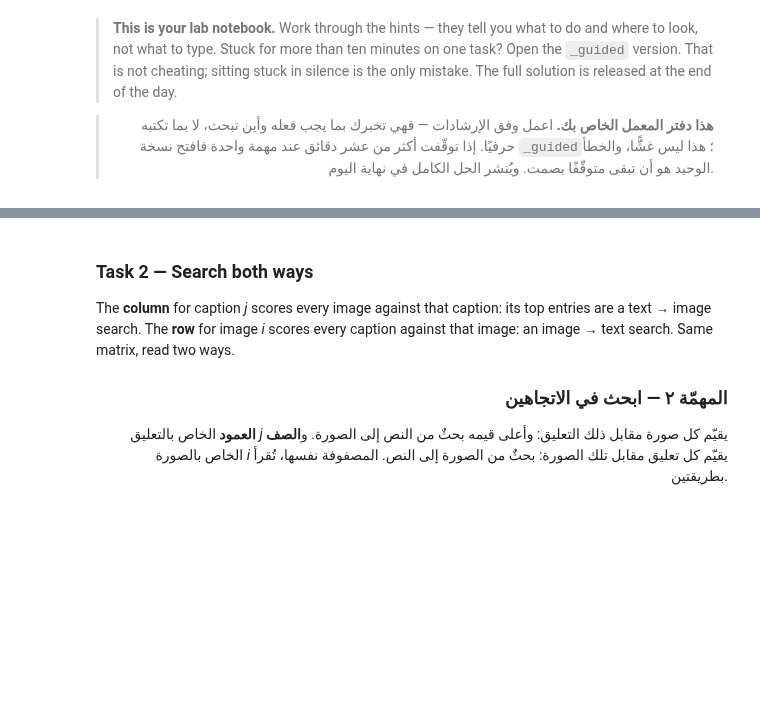
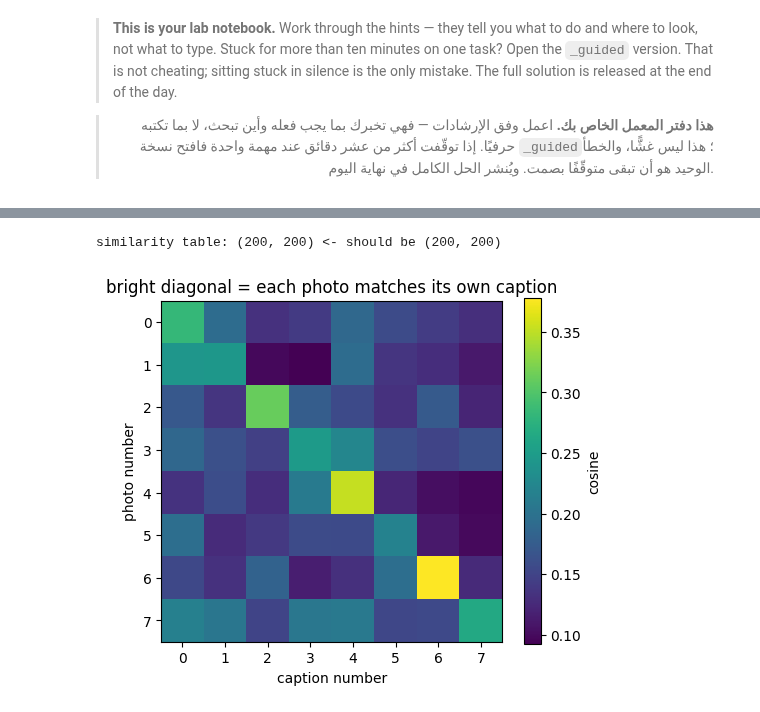
Before and after one commit to albandricx/AIEP_Olo_student, a Jupyter notebook: week_7_multimodal/labs/D2_clip_vlm/D2_clip_vlm_blank.ipynb, the cells around one changed output, grey strips where cells are left out. Saved outputs shown, nothing was run; the diff lists cells and outputs as text; code cells hidden in the pictures; blank space fills up the shorter version.

```diff
--- a/week_7_multimodal/labs/D2_clip_vlm/D2_clip_vlm_blank.ipynb
+++ b/week_7_multimodal/labs/D2_clip_vlm/D2_clip_vlm_blank.ipynb
@@ -308,45 +366,26 @@ print("similarity table:", SIMILARITY.shape)
-# %% [markdown]
-### Task 2 — Search both ways
-
-The **column** for caption *j* scores every image against that caption: its top entries are a
-text → image search. The **row** for image *i* scores every caption against that image: an
-image → text search. Same matrix, read two ways.
-
-<div dir="rtl" align="right">
-
-### المهمّة ٢ — ابحث في الاتجاهين
-
-**العمود** الخاص بالتعليق *j* يقيّم كل صورة مقابل ذلك التعليق: وأعلى قيمه بحثٌ من النص إلى الصورة. و**الصف**
-الخاص بالصورة *i* يقيّم كل تعليق مقابل تلك الصورة: بحثٌ من الصورة إلى النص. المصفوفة نفسها، تُقرأ بطريقتين.
-
-</div>
+# %%
+# ────────────────────────────────────────────────────────────────────
+# 1) A @ B.T multiplies every row of A by every row of B.
+# 2) SIMILARITY = IMAGE_VECTORS @ TEXT_VECTORS.T
+#
+# خطوة ١: الضرب في المنقول يضرب كل صف من الأول في كل صف من الثاني.
+# خطوة ٢: اضرب متجهات الصور في منقول متجهات التعليقات.
+# ────────────────────────────────────────────────────────────────────
+
+# TODO: SIMILARITY = IMAGE_VECTORS @ ... (every photo vector times every caption vector)
+# مهمة: اضرب متجهات الصور في منقول متجهات التعليقات.
+SIMILARITY = IMAGE_VECTORS @ TEXT_VECTORS.T
+print("similarity table:", SIMILARITY.shape, "<- should be (200, 200)")
+# %% [output]
+similarity table: (200, 200) <- should be (200, 200)
 # %%
-# ────────────────────────────────────────────────────────────────────
-# 1) np.argsort(-scores)[:k] gives the indices of the k largest scores, best first.
-# 2) text -> image uses a column: SIMILARITY[:, query]. image -> text uses a row: SIMILARITY[i, :].
-#
-# ١) `np.argsort(-scores)[:k]` يُعطي فهارس أكبر k قيم، الأفضل أولًا.
-# ٢) من النص إلى الصورة يستعمل عمودًا: `SIMILARITY[:, query]`. ومن الصورة إلى النص صفًّا: `SIMILARITY[i, :]`.
-# ────────────────────────────────────────────────────────────────────
-
-def top_k(scores, k=5):
-    """Indices of the k highest scores, best first."""
-    # TODO: Return the indices of the k largest values in `scores`, largest first.
-    # مهمة: أعِد فهارس أكبر k قيم في `scores`، الأكبر أولًا.
-
-
-QUERIES = ["two dogs playing on the grass", "a plate of food on a table", "a train at a station"]
-query_vectors = embed_texts(QUERIES)
-fig, axes = plt.subplots(len(QUERIES), 5, figsize=(12, 7.5))
-for row, (query, vector) in enumerate(zip(QUERIES, query_vectors)):
-    scores = IMAGE_VECTORS @ vector                           # a free-text column
-    for column, index in enumerate(top_k(scores)):
-        axes[row, column].imshow(Image.open(CAPTION_IMAGES[index]).convert("RGB"))
-        axes[row, column].set_title(f"{scores[index]:.2f}", fontsize=8); axes[row, column].axis("off")
-    axes[row, 0].set_title(f"{query}\n{scores[top_k(scores)[0]]:.2f}", fontsize=8)
-fig.suptitle("text -> image: top 5 for three new sentences"); plt.show()
-
-print("image -> text for image 7, a row of the same matrix:")
-for index in top_k(SIMILARITY[7], 3):
-    print(f"  {SIMILARITY[7, index]:.3f}  {CAPTIONS.caption[index]}" + ("   <- its own caption" if index == 7 else ""))
+# === Look at the table: the top-left corner, 8 photos x their 8 captions ================
+plt.figure(figsize=(5.5, 4.5))
+plt.imshow(SIMILARITY[:8, :8], cmap="viridis")
+plt.colorbar(label="cosine")
+plt.xlabel("caption number"); plt.ylabel("photo number")
+plt.title("bright diagonal = each photo matches its own caption")
+plt.show()
+# %% [output]
+[figure, added]
 # %% [markdown]
```
Also changed, not shown: parts of 43 cells of this notebook.
